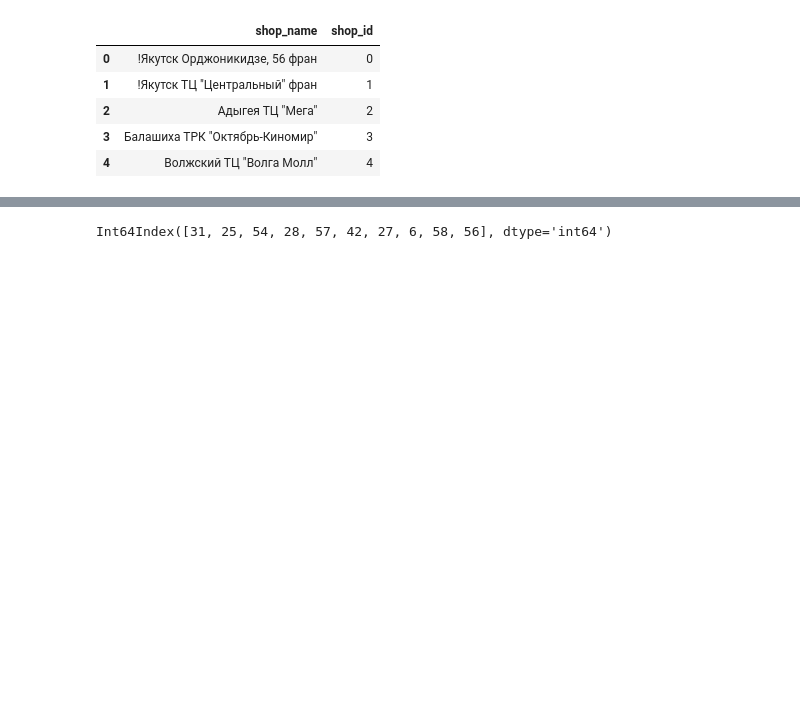
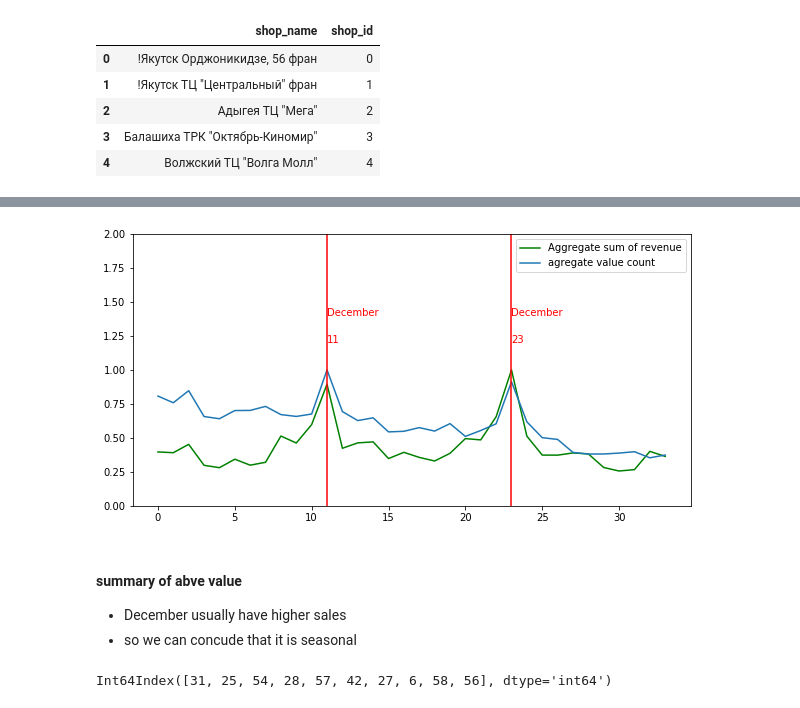
Before and after one commit to sanjumsanthosh/Predict-future-sales, a Jupyter notebook: EDA analysis.ipynb, the cells around one changed output, grey strips where cells are left out. Drawn from its saved outputs; the diff is of its cells as text; code cells hidden in the pictures; blank space fills up the shorter version.

```diff
--- a/EDA analysis.ipynb
+++ b/EDA analysis.ipynb
@@ -81,3 +85,25 @@ Int64Index([2, 11, 23], dtype='int64')
+# %%
+def get_month_of(w):
+    return(dataset.loc[dataset['date_block_num']==w].date.iloc[0].month_name())
+
+val = dataset[['date_block_num','revenue']].groupby('date_block_num').aggregate(sum)
+val2 = dataset['date_block_num'].value_counts().sort_index()
+plt.figure(figsize=(10,5))
+plt.plot(val/val.max(),color='g')
+plt.plot(val2/val2.max())
+plt.legend(['Aggregate sum of revenue','agregate value count'])
+plt.gca().set_ylim([0,2])
+for w in val.sort_values(by='revenue',ascending=False).index[:2]:
+    plt.axvline(w,color='r')
+    plt.text(w,1.2,str(w),color='r')
+    plt.text(w,1.4,get_month_of(w),color='r')
+# %% [output]
+[figure, added]
+# %% [markdown]
+#### summary of abve value
+
+* December usually have higher sales
+* so we can concude that it is seasonal
 # %%
 plt.plot(dataset['shop_id'].value_counts().sort_index())
 #top 10 shops :
```
Also changed, not shown: parts of 12 cells of this notebook.
